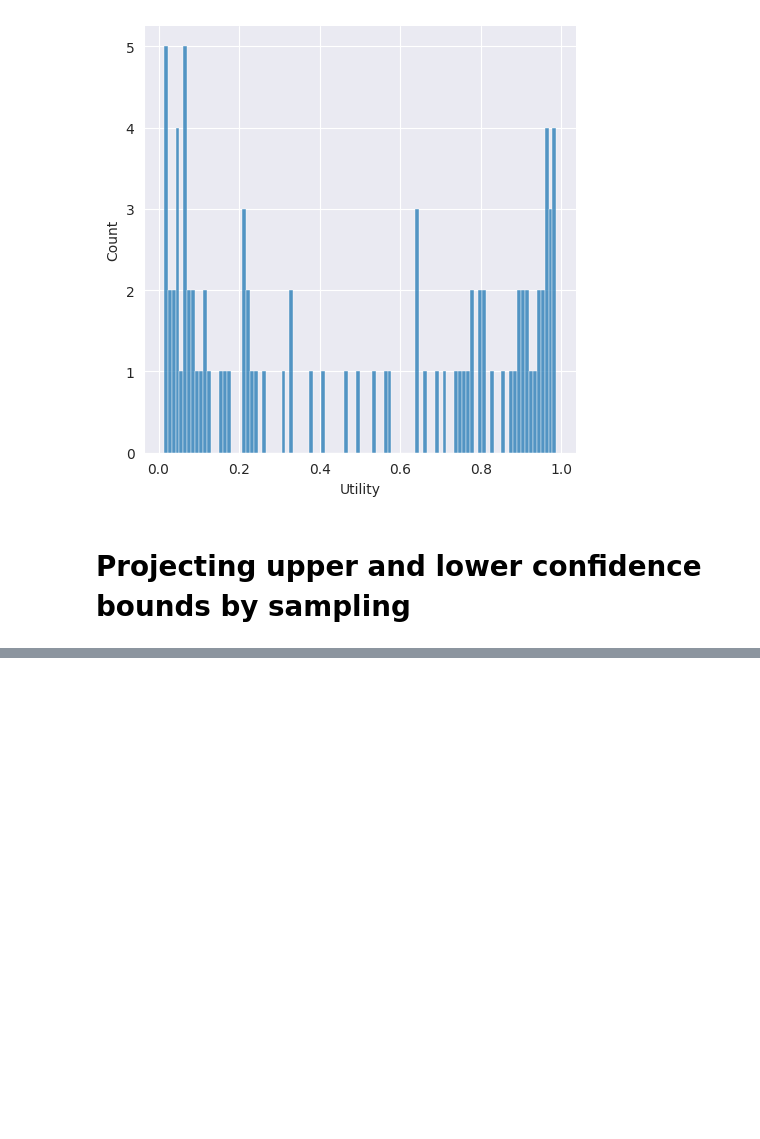
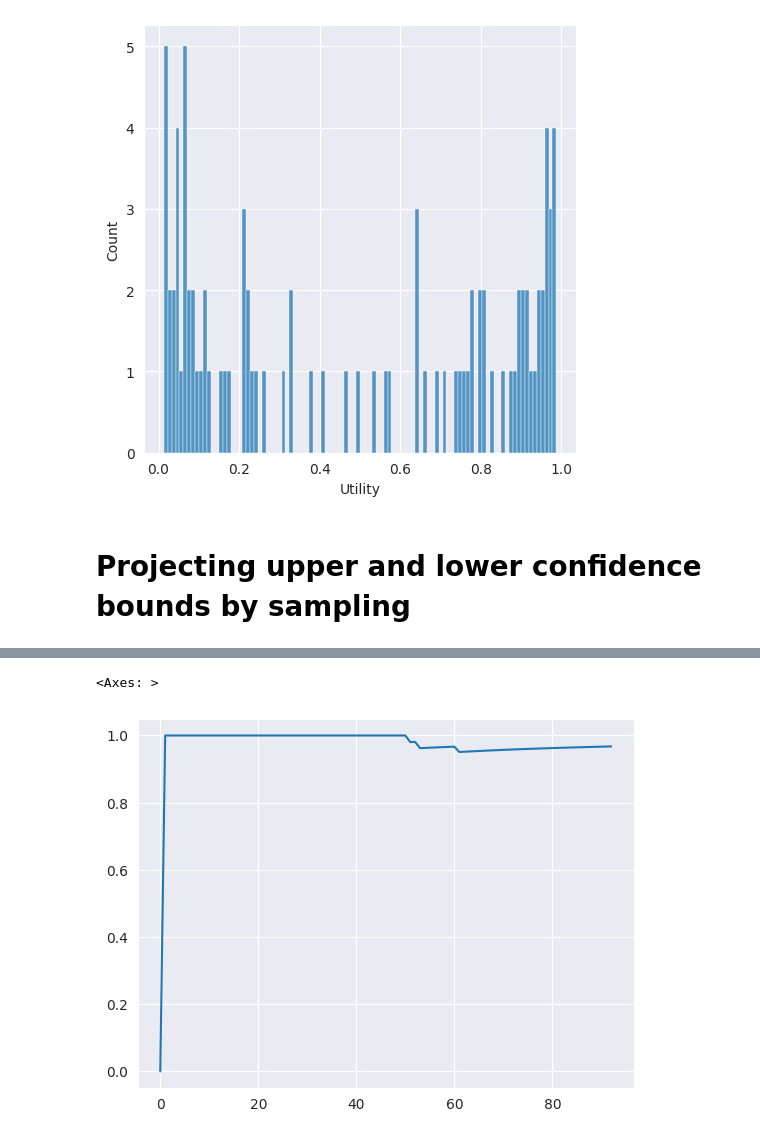
Before and after one commit to Skippybal/Styx, a Jupyter notebook: Utility_testing.ipynb, the cells around one changed output, grey strips where cells are left out. Saved outputs shown, nothing was run; the diff lists cells and outputs as text; code cells hidden in the pictures; blank space fills up the shorter version.

```diff
--- a/Utility_testing.ipynb
+++ b/Utility_testing.ipynb
@@ -240,0 +292,5 @@ Name: Utility, dtype: float64
+# %%
+sns.lineplot(x=m, y=F_hat)
+# %% [output]
+<Axes: >
+[figure, added]
```
Also changed, not shown: parts of 12 cells of this notebook.
